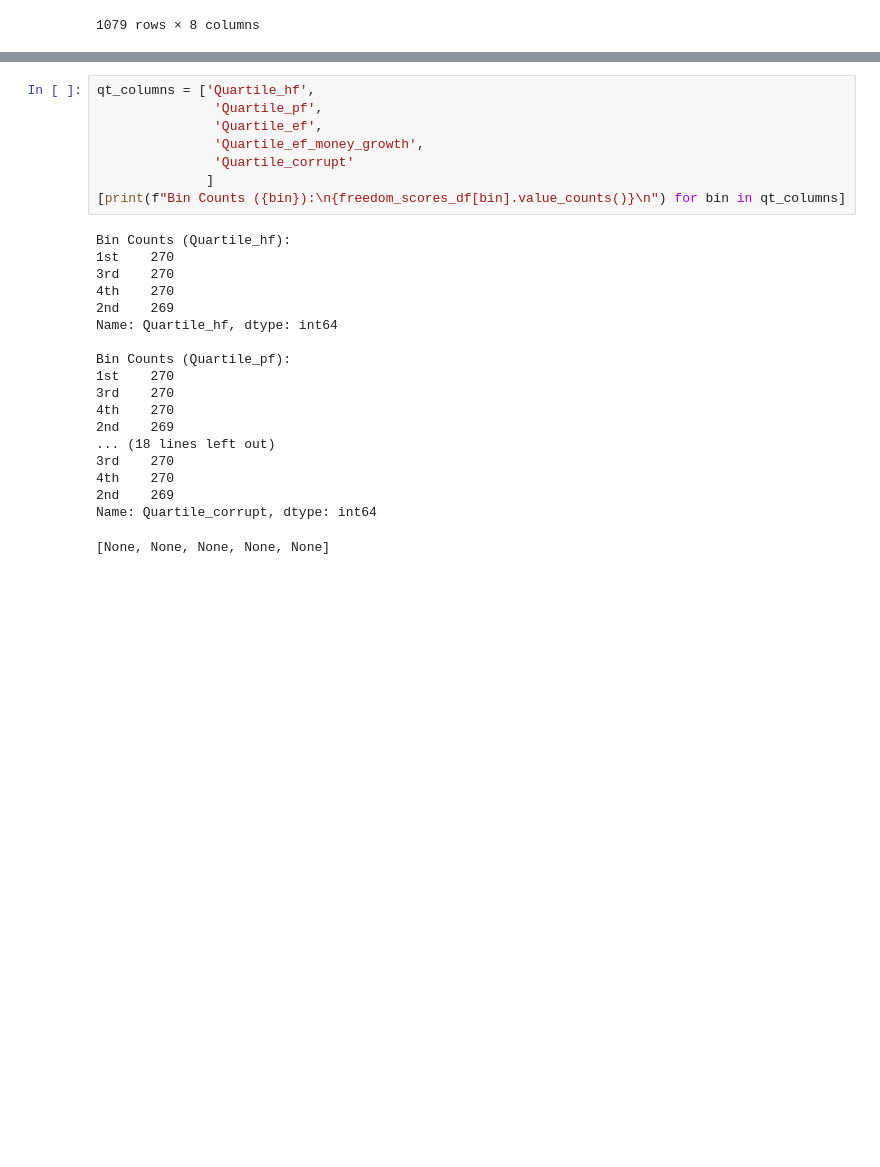
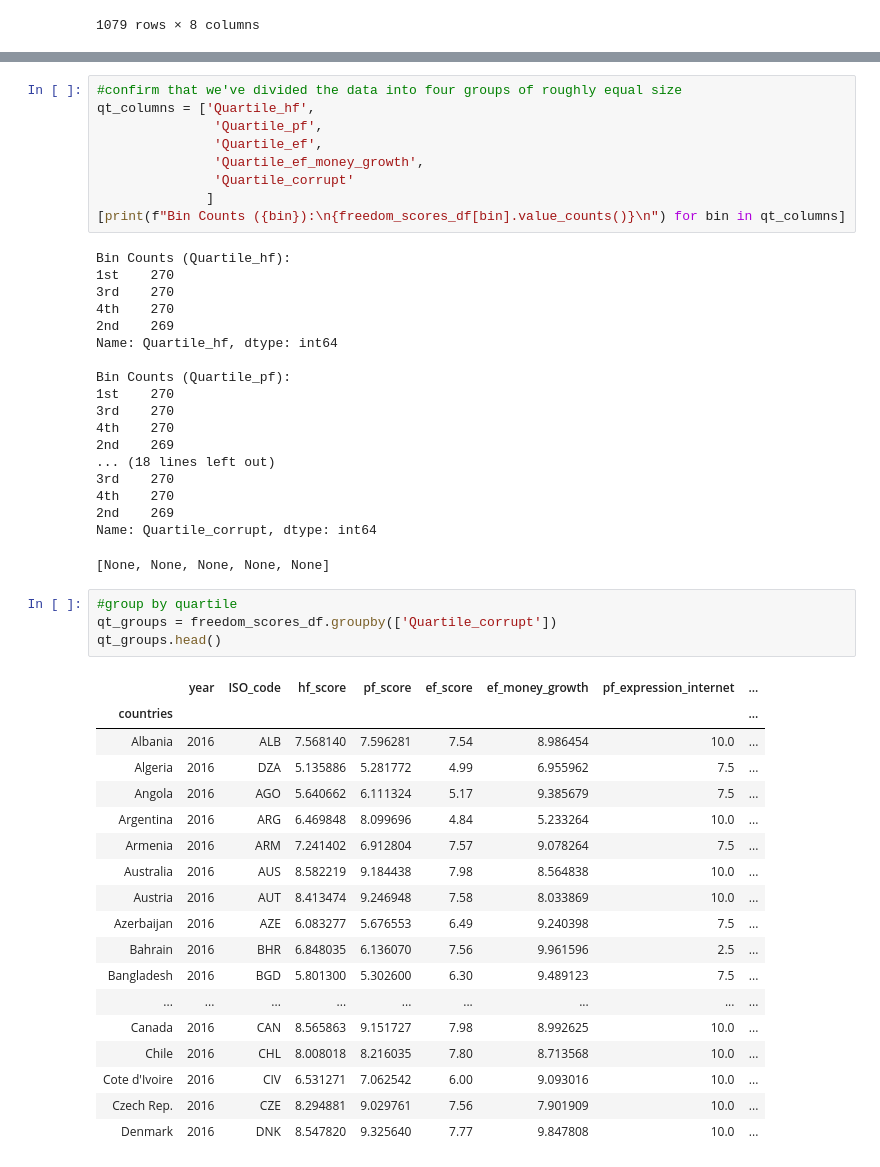
Before and after one commit to shamrockbandit/Project1_repo, a Jupyter notebook: quartile_exploration.ipynb, the cells around one changed output, grey strips where cells are left out. Saved outputs shown, nothing was run; the diff lists cells and outputs as text; blank space fills up the shorter version.

```diff
--- a/quartile_exploration.ipynb
+++ b/quartile_exploration.ipynb
@@ -98,6 +97,7 @@ freedom_scores_df
 | Zimbabwe | 2008 | ZWE | 4.935571 | 5.321141 | 4.55 | 0.000000 | 10.000000 | ... |
 1079 rows × 13 columns
 # %%
+#confirm that we've divided the data into four groups of roughly equal size
 qt_columns = ['Quartile_hf',
                'Quartile_pf',
                'Quartile_ef',
@@ -124,3 +124,26 @@ Bin Counts (Quartile_pf):
 2nd    269
 Name: Quartile_corrupt, dtype: int64
 [None, None, None, None, None]
+# %%
+#group by quartile
+qt_groups = freedom_scores_df.groupby(['Quartile_corrupt'])
+qt_groups.head()
+# %% [output]
+|  | year | ISO_code | hf_score | pf_score | ef_score | ef_money_growth | pf_expression_internet | ... |
+| countries |  |  |  |  |  |  |  | ... |
+| Albania | 2016 | ALB | 7.568140 | 7.596281 | 7.54 | 8.986454 | 10.0 | ... |
+| Algeria | 2016 | DZA | 5.135886 | 5.281772 | 4.99 | 6.955962 | 7.5 | ... |
+| Angola | 2016 | AGO | 5.640662 | 6.111324 | 5.17 | 9.385679 | 7.5 | ... |
+| Argentina | 2016 | ARG | 6.469848 | 8.099696 | 4.84 | 5.233264 | 10.0 | ... |
+| Armenia | 2016 | ARM | 7.241402 | 6.912804 | 7.57 | 9.078264 | 7.5 | ... |
+| Australia | 2016 | AUS | 8.582219 | 9.184438 | 7.98 | 8.564838 | 10.0 | ... |
+| Austria | 2016 | AUT | 8.413474 | 9.246948 | 7.58 | 8.033869 | 10.0 | ... |
+| Azerbaijan | 2016 | AZE | 6.083277 | 5.676553 | 6.49 | 9.240398 | 7.5 | ... |
+| Bahrain | 2016 | BHR | 6.848035 | 6.136070 | 7.56 | 9.961596 | 2.5 | ... |
+| Bangladesh | 2016 | BGD | 5.801300 | 5.302600 | 6.30 | 9.489123 | 7.5 | ... |
+| ... | ... | ... | ... | ... | ... | ... | ... | ... |
+| Canada | 2016 | CAN | 8.565863 | 9.151727 | 7.98 | 8.992625 | 10.0 | ... |
+| Chile | 2016 | CHL | 8.008018 | 8.216035 | 7.80 | 8.713568 | 10.0 | ... |
+| Cote d'Ivoire | 2016 | CIV | 6.531271 | 7.062542 | 6.00 | 9.093016 | 10.0 | ... |
+| Czech Rep. | 2016 | CZE | 8.294881 | 9.029761 | 7.56 | 7.901909 | 10.0 | ... |
+| Denmark | 2016 | DNK | 8.547820 | 9.325640 | 7.77 | 9.847808 | 10.0 | ... |
```
Also changed, not shown: parts of 8 cells of this notebook, 2 other files.
